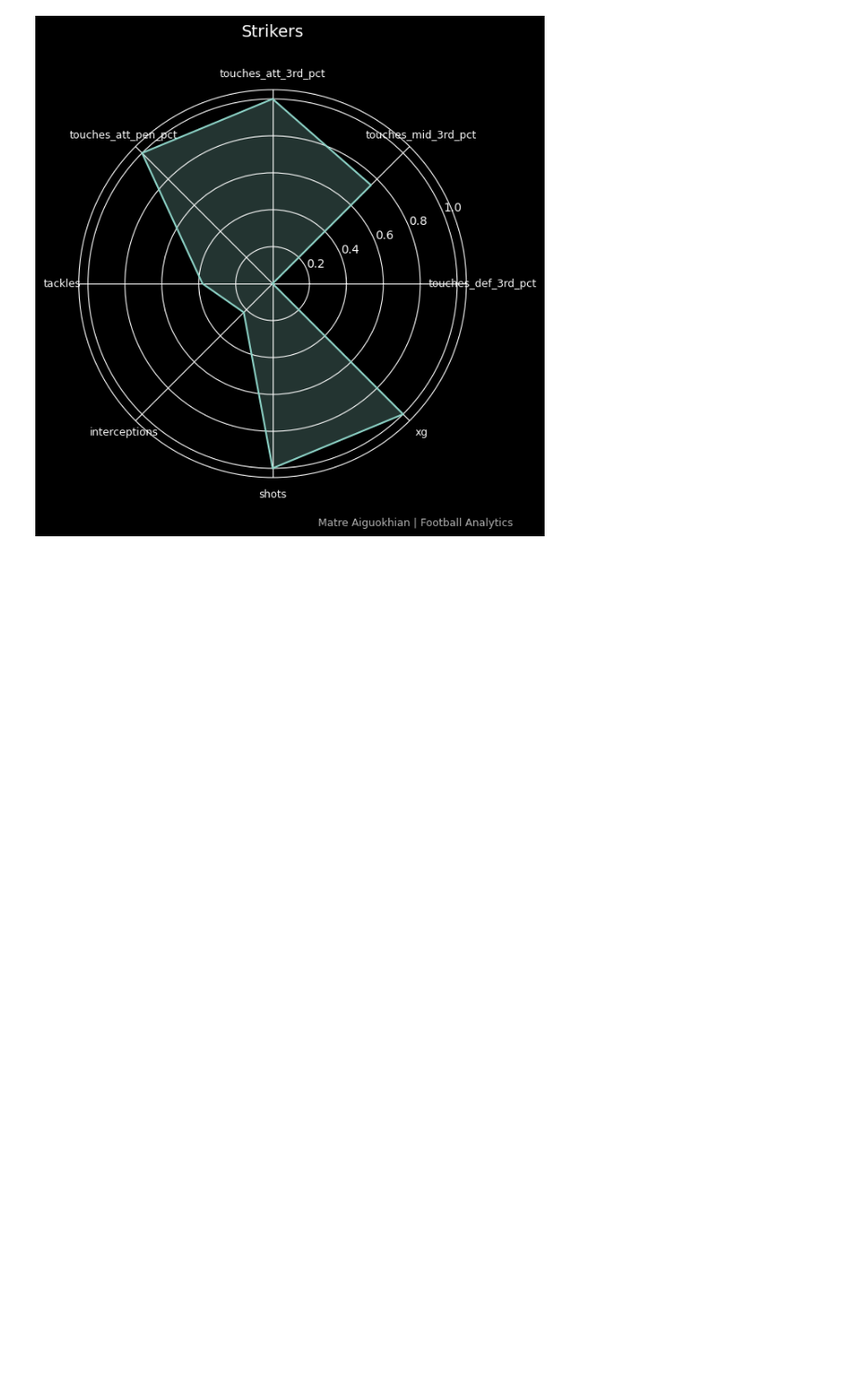
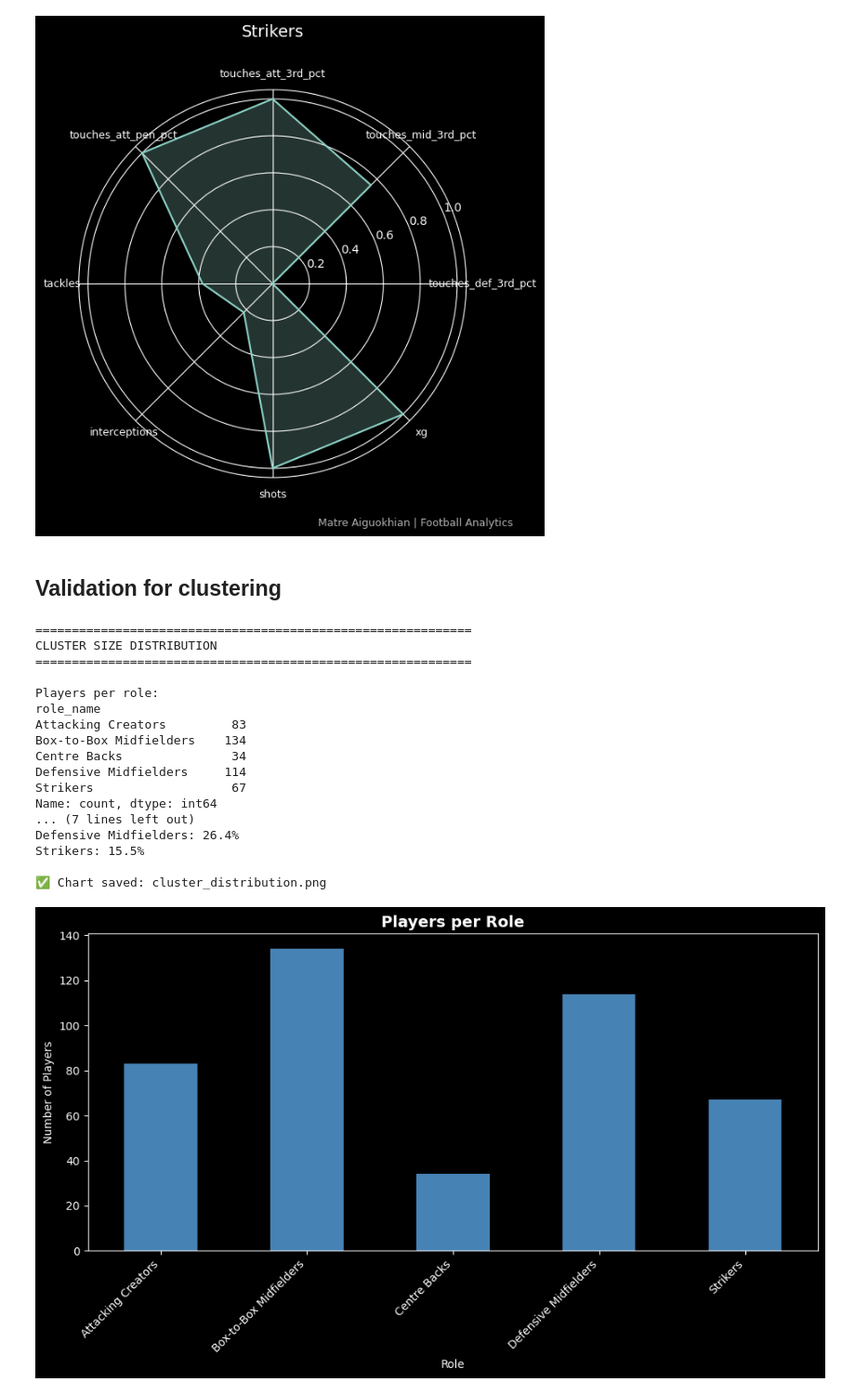
Before and after one commit to Matre5/player-role-profiler, a Jupyter notebook: notebooks/01_player_role_geometry.ipynb, the cells around one changed output. Shown at 93% size. Drawn from its saved outputs; the diff is of its cells as text; code cells hidden in the pictures; blank space fills up the shorter version.

Commit message:
Validating clusters and checking accuracy

```diff
--- a/notebooks/01_player_role_geometry.ipynb
+++ b/notebooks/01_player_role_geometry.ipynb
@@ -980,3 +980,5 @@ for cluster_id, role_name in role_labels.items():
 [figure]
 [figure]
 [figure]
+# %% [markdown]
+## Validation for clustering
@@ -982,0 +987,28 @@ for cluster_id, role_name in role_labels.items():
+# %%
+def check_cluster_distribution(pca_df):
+    """Check if clusters are balanced or if one cluster dominates"""
+
+    print("="*60)
+    print("CLUSTER SIZE DISTRIBUTION")
+    print("="*60)
+
+    sizes = pca_df['role_name'].value_counts().sort_index()
+    print("\nPlayers per role:")
+    print(sizes)
+
+    print(f"\nTotal players: {len(pca_df)}")
+    print(f"\nPercentage distribution:")
+    for role, count in sizes.items():
+        pct = (count / len(pca_df)) * 100
+        print(f"{role}: {pct:.1f}%")
+
+    # Visual
+    plt.figure(figsize=(10, 6))
+    sizes.plot(kind='bar', color='steelblue')
+    plt.title("Players per Role", fontsize=14, fontweight='bold')
+    plt.xlabel("Role")
+    plt.ylabel("Number of Players")
+    plt.xticks(rotation=45, ha='right')
+    plt.tight_layout()
+    plt.savefig("../visuals/cluster_distribution.png", dpi=300, bbox_inches='tight')
+    print("\n✅ Chart saved: cluster_distribution.png")
@@ -982,0 +1037,21 @@ for cluster_id, role_name in role_labels.items():
+# %%
+check_cluster_distribution(pca_df)
+# %% [output]
+============================================================
+CLUSTER SIZE DISTRIBUTION
+============================================================
+
+Players per role:
+role_name
+Attacking Creators         83
+Box-to-Box Midfielders    134
+Centre Backs               34
+Defensive Midfielders     114
+Strikers                   67
+Name: count, dtype: int64
+... (7 lines left out)
+Defensive Midfielders: 26.4%
+Strikers: 15.5%
+
+✅ Chart saved: cluster_distribution.png
+[figure, added]
```
Also changed, not shown: parts of 4 cells of this notebook, 1 other file.
